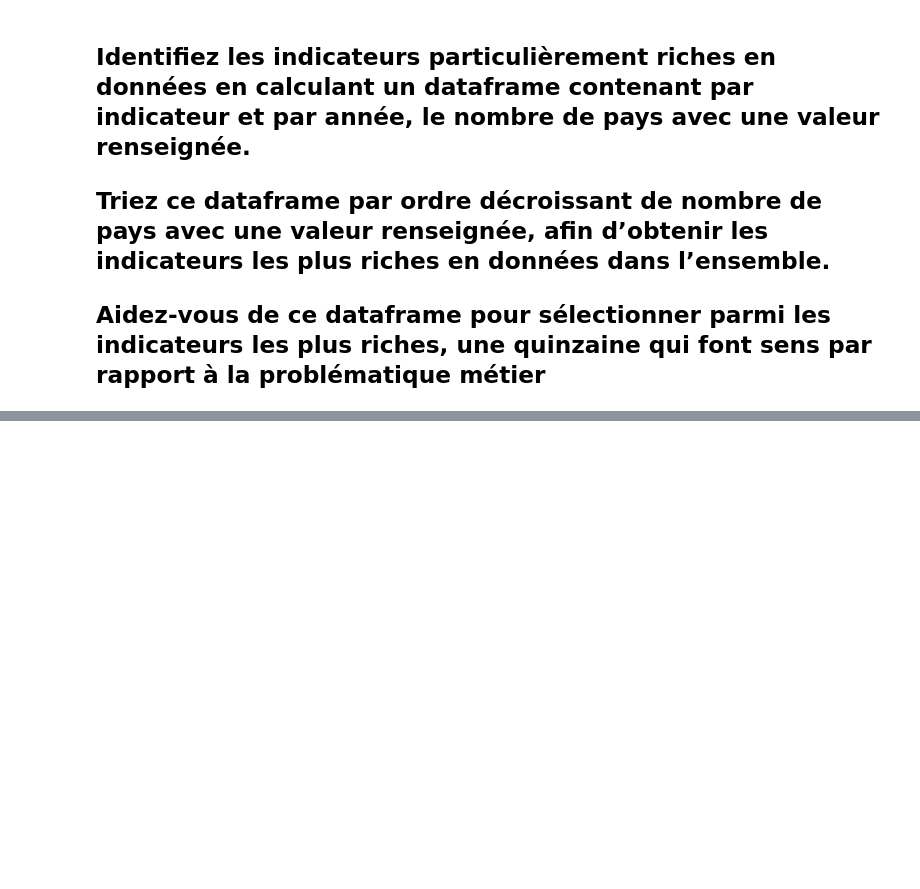
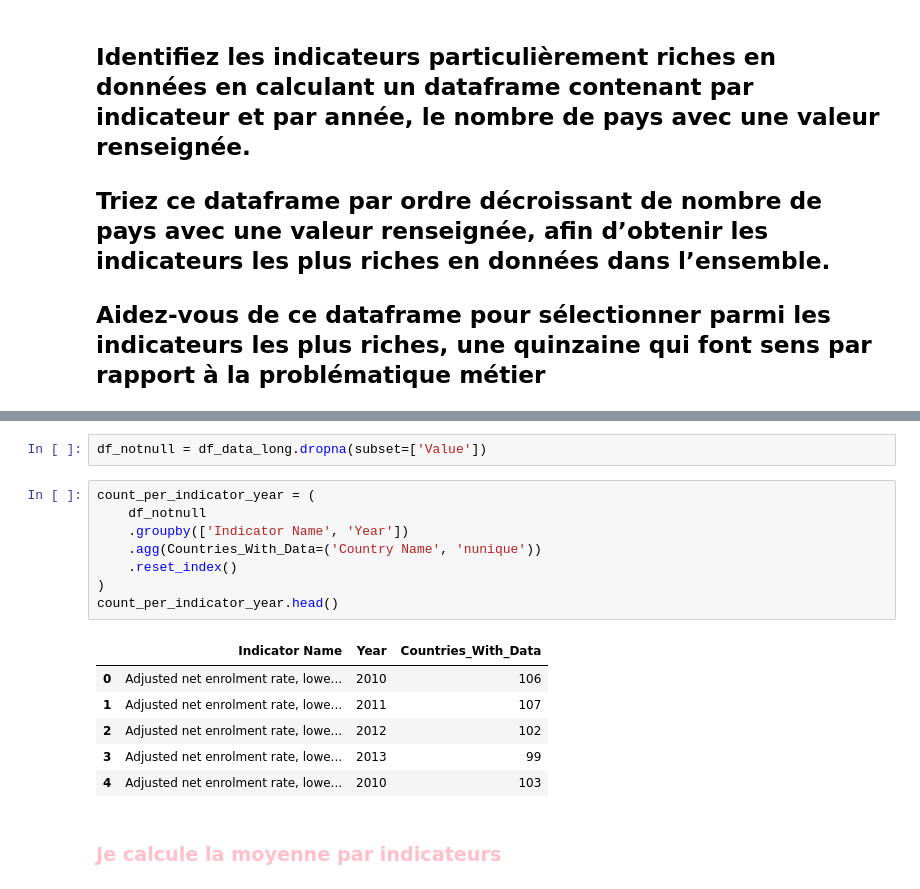
Before and after one commit to SafiaData/OpenclassroomsProjet2, a Jupyter notebook: PROJET 2 OPENCLASSROOMS .ipynb, the cells around one changed output, grey strips where cells are left out. Cells and saved outputs as stored; diff of their text form; blank space fills up the shorter version.

```diff
--- a/PROJET 2 OPENCLASSROOMS .ipynb
+++ b/PROJET 2 OPENCLASSROOMS .ipynb
@@ -1723,0 +1751,19 @@ df_data_exploitable.head()
+# %%
+df_notnull = df_data_long.dropna(subset=['Value'])
+# %%
+count_per_indicator_year = (
+    df_notnull
+    .groupby(['Indicator Name', 'Year'])
+    .agg(Countries_With_Data=('Country Name', 'nunique'))
+    .reset_index()
+)
+count_per_indicator_year.head()
+# %% [output]
+|  | Indicator Name | Year | Countries_With_Data |
+| 0 | Adjusted net enrolment rate, lowe... | 2010 | 106 |
+| 1 | Adjusted net enrolment rate, lowe... | 2011 | 107 |
+| 2 | Adjusted net enrolment rate, lowe... | 2012 | 102 |
+| 3 | Adjusted net enrolment rate, lowe... | 2013 | 99 |
+| 4 | Adjusted net enrolment rate, lowe... | 2010 | 103 |
+# %% [markdown]
+### <span style="color:pink">Je calcule la moyenne par indicateurs
```
Also changed, not shown: parts of 27 cells of this notebook.
